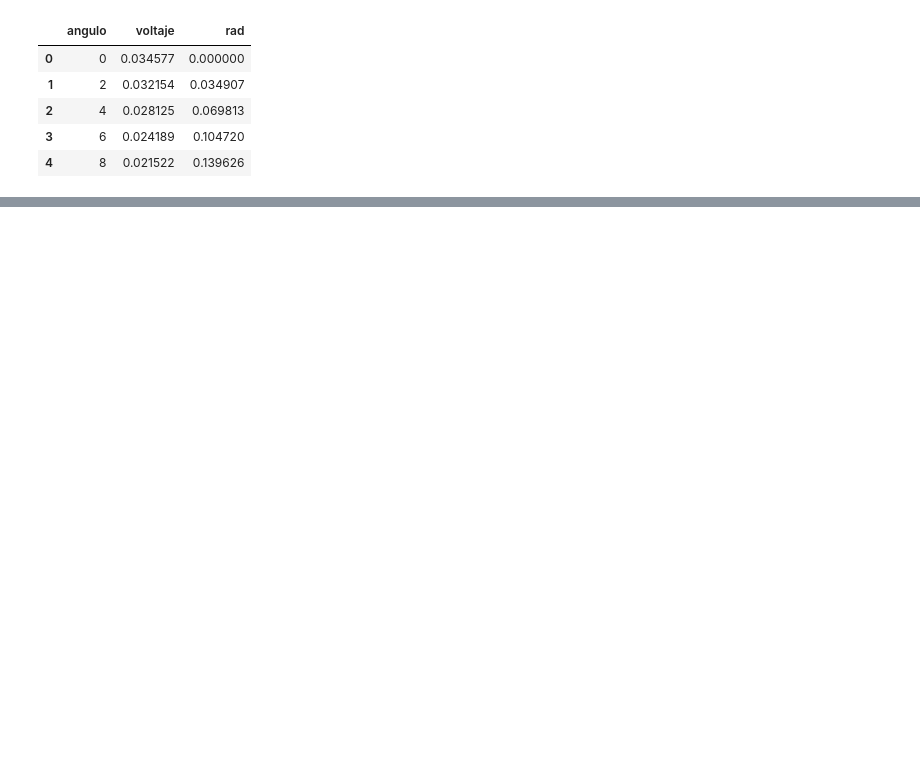
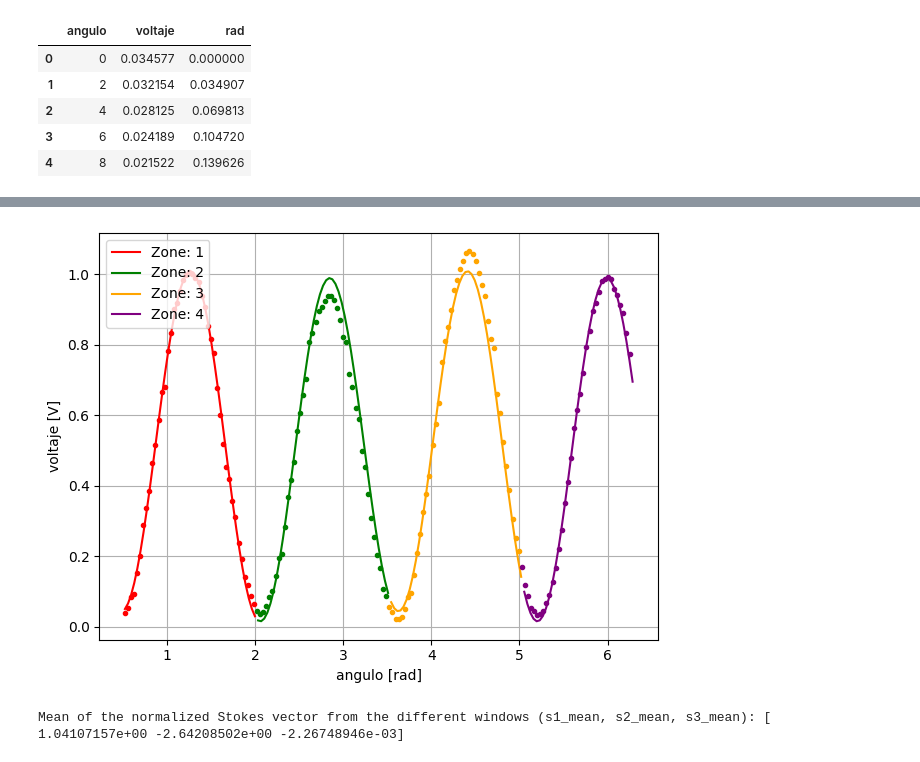
Before and after one commit to BernardoPironio/Polarimetro, a Jupyter notebook: analisis.ipynb, the cells around one changed output, grey strips where cells are left out. Saved outputs shown, nothing was run; the diff lists cells and outputs as text; code cells hidden in the pictures; blank space fills up the shorter version.

```diff
--- a/analisis.ipynb
+++ b/analisis.ipynb
@@ -220,0 +196,46 @@ np.float64(0.9716906531709631)
+# %%
+# --- Prepare the different windows for fitting the Stokes parameters ---
+ranges = [(0.5 <= medicion['rad']) & (medicion['rad'] <= 2),
+          (2 <= medicion['rad']) & (medicion['rad'] <= 3.5),
+          (3.5 <= medicion['rad']) & (medicion['rad'] <= 5),
+          (5 <= medicion['rad']) & (medicion['rad'] <= 6.5)]
+
+# --- Fit the Stokes parameters from the normalized voltage data and normalize the Stokes vector, for every window---
+S_test_1 = []
+s_test_1 = []
+for i in ranges:
+    S_test_1.append(fit_stokes_from_window(medicion['rad'][i], medicion['voltaje_norm'][i])[0])
+    s_test_1.append(normalize_stokes(S_test_1[-1])[0])
+# %%
+# --- Create a curve from the fitted coefficients to compare with the experimental data ---
+theta = np.linspace(0,2*np.pi,180)
+I = lambda a0, a2, a4c, a4s, theta: a0 + a2*np.sin(2*theta) + a4c*np.cos(4*theta) + a4s*np.sin(4*theta)
+
+# --- Plot the experimental data and the fitted curve, for every window ---
+colors = ['blue', 'red', 'green', 'orange', 'purple']
+n = 1
+
+plt.figure()
+for i in ranges:
+    plt.plot(medicion['rad'][i], medicion['voltaje_norm'][i],'.',color = colors[n])
+    plt.plot(theta[i], I(*coeffs, theta)[i],'-',color = colors[n], label = f'Zone: {n}')
+    n += 1
+
+plt.legend(loc = 'upper left')
+plt.xlabel('angulo [rad]')
+plt.ylabel('voltaje [V]')
+plt.grid()
+plt.tight_layout()
+# %% [output]
+[figure, added]
+# %%
+# --- Calculate the mean of the normalized Stokes vector from the different windows ---
+s_1 = (s_test_1[0][0] + s_test_1[1][0] + s_test_1[2][0] + s_test_1[3][0])/4
+s_2 = (s_test_1[0][1] + s_test_1[1][1] + s_test_1[2][1] + s_test_1[3][1])/4
+s_3 = (s_test_1[0][2] + s_test_1[1][2] + s_test_1[2][2] + s_test_1[3][2])/4
+
+s_mean = np.array([s_1, s_2, s_3])
+
+print(f'Mean of the normalized Stokes vector from the different windows (s1_mean, s2_mean, s3_mean): {s_mean}')
+# %% [output]
+Mean of the normalized Stokes vector from the different windows (s1_mean, s2_mean, s3_mean): [ 1.04107157e+00 -2.64208502e+00 -2.26748946e-03]
```
Also changed, not shown: parts of 29 cells of this notebook, 1 other file.
